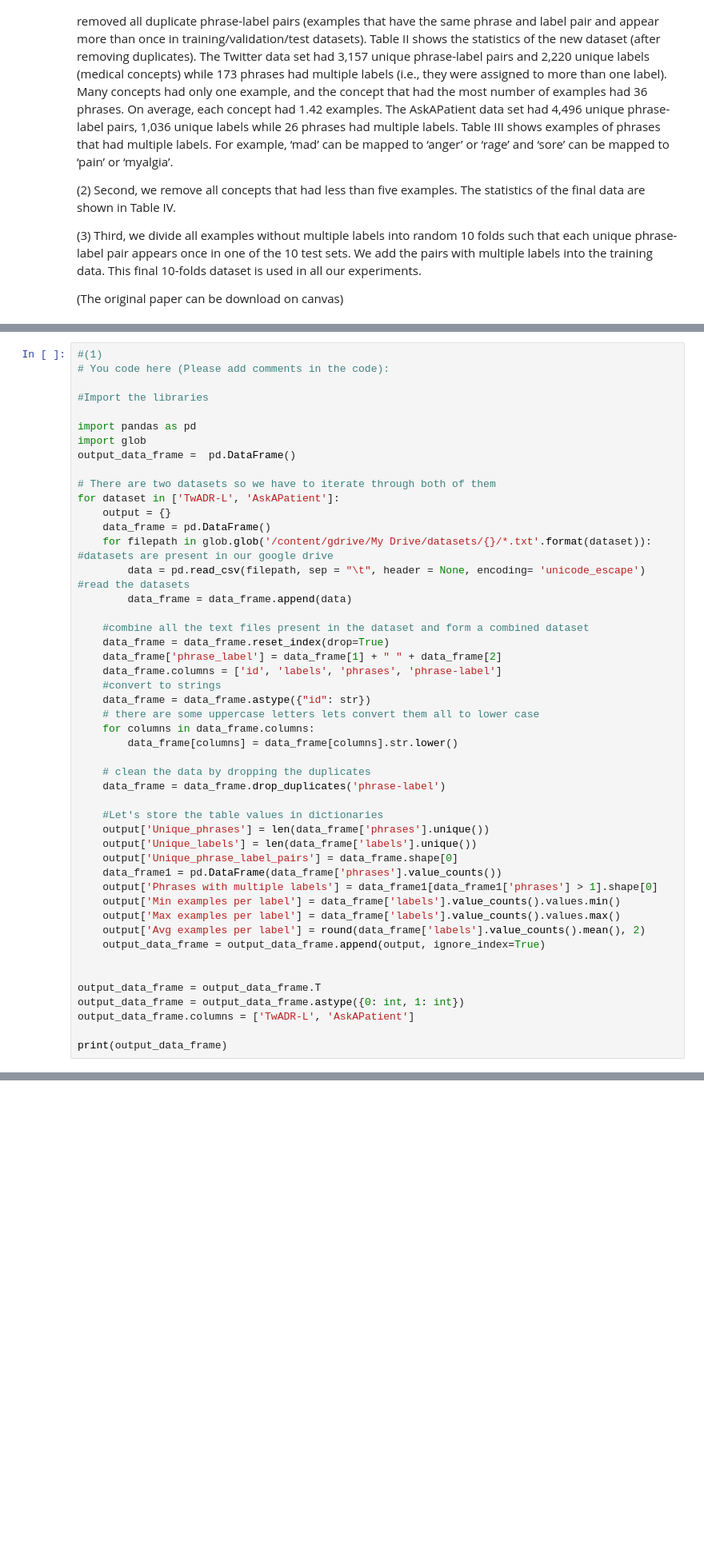
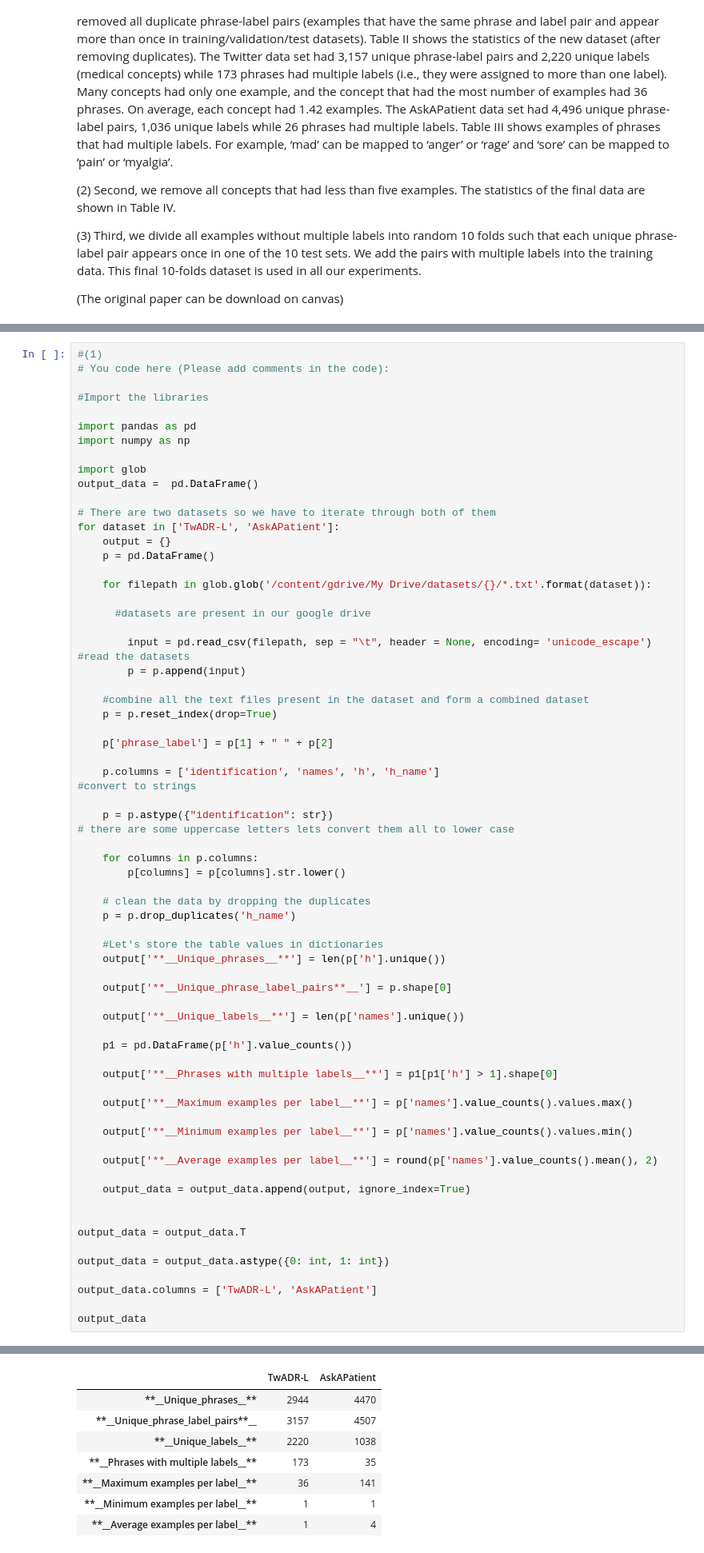
Before and after one commit to Revathi-Bejawada/RevathiINFO5502_Spring2022, a Jupyter notebook: lab_assignment_03.ipynb, the cells around one changed output, grey strips where cells are left out. Shown at 80% size. Saved outputs shown, nothing was run; the diff lists cells and outputs as text; blank space fills up the shorter version.

```diff
--- a/lab_assignment_03.ipynb
+++ b/lab_assignment_03.ipynb
@@ -164,45 +173,65 @@ Mounted at /content/gdrive
 #Import the libraries
 
 import pandas as pd
+import numpy as np
+
 import glob
-output_data_frame =  pd.DataFrame()
+output_data =  pd.DataFrame()
 
 # There are two datasets so we have to iterate through both of them
 for dataset in ['TwADR-L', 'AskAPatient']:
     output = {}
-    data_frame = pd.DataFrame()
-    for filepath in glob.glob('/content/gdrive/My Drive/datasets/{}/*.txt'.format(dataset)): #datasets are present in our google drive
-        data = pd.read_csv(filepath, sep = "\t", header = None, encoding= 'unicode_escape') #read the datasets
-        data_frame = data_frame.append(data)
+    p = pd.DataFrame()
+
+    for filepath in glob.glob('/content/gdrive/My Drive/datasets/{}/*.txt'.format(dataset)):
+
+      #datasets are present in our google drive
+
+        input = pd.read_csv(filepath, sep = "\t", header = None, encoding= 'unicode_escape') #read the datasets
+        p = p.append(input)
 
     #combine all the text files present in the dataset and form a combined dataset
-    data_frame = data_frame.reset_index(drop=True)
-    data_frame['phrase_label'] = data_frame[1] + " " + data_frame[2]
-    data_frame.columns = ['id', 'labels', 'phrases', 'phrase-label']
-    #convert to strings
-    data_frame = data_frame.astype({"id": str})
-    # there are some uppercase letters lets convert them all to lower case
-    for columns in data_frame.columns:
-        data_frame[columns] = data_frame[columns].str.lower()
+    p = p.reset_index(drop=True)
+
+    p['phrase_label'] = p[1] + " " + p[2]
+
+    p.columns = ['identification', 'names', 'h', 'h_name']
+#convert to strings
+
+    p = p.astype({"identification": str})
+# there are some uppercase letters lets convert them all to lower case
+
+    for columns in p.columns:
+        p[columns] = p[columns].str.lower()
 
     # clean the data by dropping the duplicates
-    data_frame = data_frame.drop_duplicates('phrase-label')
+    p = p.drop_duplicates('h_name')
 
     #Let's store the table values in dictionaries
-    output['Unique_phrases'] = len(data_frame['phrases'].unique())
-    output['Unique_labels'] = len(data_frame['labels'].unique())
-    output['Unique_phrase_label_pairs'] = data_frame.shape[0]
-    data_frame1 = pd.DataFrame(data_frame['phrases'].value_counts())
-    output['Phrases with multiple labels'] = data_frame1[data_frame1['phrases'] > 1].shape[0]
-    output['Min examples per label'] = data_frame['labels'].value_counts().values.min()
-    output['Max examples per label'] = data_frame['labels'].value_counts().values.max()
-    output['Avg examples per label'] = round(data_frame['labels'].value_counts().mean(), 2)
-    output_data_frame = output_data_frame.append(output, ignore_index=True)
+    output['**__Unique_phrases__**'] = len(p['h'].unique())
+
+    output['**__Unique_phrase_label_pairs**__'] = p.shape[0]
+
+    output['**__Unique_labels__**'] = len(p['names'].unique())
+
+    p1 = pd.DataFrame(p['h'].value_counts())
+
+    output['**__Phrases with multiple labels__**'] = p1[p1['h'] > 1].shape[0]
+
+    output['**__Maximum examples per label__**'] = p['names'].value_counts().values.max()
+
+    output['**__Minimum examples per label__**'] = p['names'].value_counts().values.min()
+
+    output['**__Average examples per label__**'] = round(p['names'].value_counts().mean(), 2)
+
+    output_data = output_data.append(output, ignore_index=True)
 
 
-output_data_frame = output_data_frame.T
-output_data_frame = output_data_frame.astype({0: int, 1: int})
-output_data_frame.columns = ['TwADR-L', 'AskAPatient']
+output_data = output_data.T
 
-print(output_data_frame)
+output_data = output_data.astype({0: int, 1: int})
+
+output_data.columns = ['TwADR-L', 'AskAPatient']
+
+output_data
 # %% [output]
@@ -217,3 +238,11 @@ Avg examples per label              1            4
+|  | TwADR-L | AskAPatient |
+| **__Unique_phrases__** | 2944 | 4470 |
+| **__Unique_phrase_label_pairs**__ | 3157 | 4507 |
+| **__Unique_labels__** | 2220 | 1038 |
+| **__Phrases with multiple labels__** | 173 | 35 |
+| **__Maximum examples per label__** | 36 | 141 |
+| **__Minimum examples per label__** | 1 | 1 |
+| **__Average examples per label__** | 1 | 4 |
 # %%
 # (2) Second, we remove all concepts that had less than five examples. The statistics of the final data are shown in Table IV.
 
```
Also changed, not shown: parts of 6 cells of this notebook.
